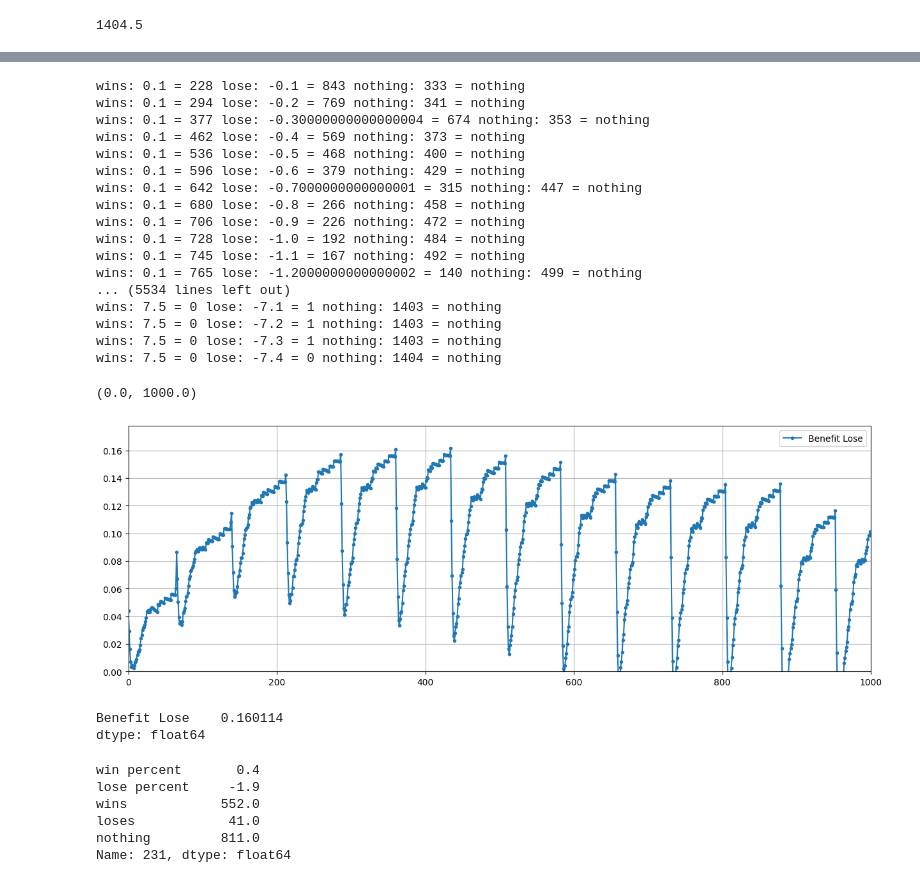
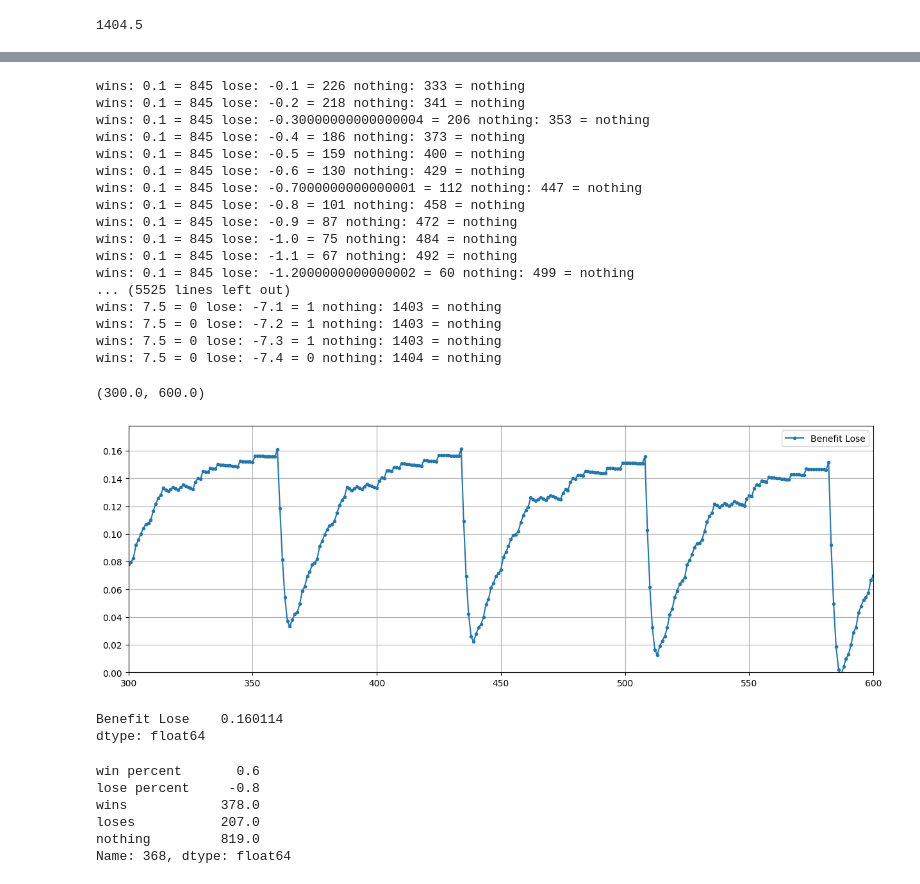
Before and after one commit to alirezamiim/A-Survey-On-ETH-Price, a Jupyter notebook: Survay-Hourly.ipynb, the cells around one changed output, grey strips where cells are left out. Cells and saved outputs as stored; diff of their text form; code cells hidden in the pictures.

```diff
--- a/Survay-Hourly.ipynb
+++ b/Survay-Hourly.ipynb
@@ -103,18 +103,18 @@ for win in range(200):
             for day in range(len(all_days)):
 
                 for hour in range(24):
-                    if (all_days[day].iloc[hour*-1-1]['low / 1st open']*-1)>=  changes_percentage_daily[lose]:
-                        loses +=1
+                    if all_days[day].iloc[hour*-1-1]['high / 1st open']>=  changes_percentage_daily[win]:
+                        wins +=1
                         break
-                    elif all_days[day].iloc[hour*-1-1]['high / 1st open']>=  changes_percentage_daily[win]:
-                        wins+=1
+                    elif all_days[day].iloc[hour*-1-1]['low / 1st open']*-1>=  changes_percentage_daily[lose]:
+                        loses+=1
                         break
 
                     else :
                         nothing+=1
                         break
             print(f'wins: {changes_percentage_daily [win]} = {wins}',f'lose: {changes_percentage_daily[lose]*-1} = {loses}',f'nothing: {nothing} = nothing')
-            with open(file='data/eth-price-hourly-resolution-lose.csv',mode='a',newline='') as f:
+            with open(file='data/eth-price-hourly-resolution-win.csv',mode='a',newline='') as f:
                 writer = csv.writer(f)
                 line=[str(changes_percentage_daily [win]),str(-1*changes_percentage_daily [lose]),str(wins),str(loses),str(nothing)]
                 writer.writerow(line)
@@ -123,19 +123,19 @@ for win in range(200):
         if wins == 0:
             break
 # %% [output]
-wins: 0.1 = 228 lose: -0.1 = 843 nothing: 333 = nothing
-wins: 0.1 = 294 lose: -0.2 = 769 nothing: 341 = nothing
-wins: 0.1 = 377 lose: -0.30000000000000004 = 674 nothing: 353 = nothing
-wins: 0.1 = 462 lose: -0.4 = 569 nothing: 373 = nothing
-wins: 0.1 = 536 lose: -0.5 = 468 nothing: 400 = nothing
-wins: 0.1 = 596 lose: -0.6 = 379 nothing: 429 = nothing
-wins: 0.1 = 642 lose: -0.7000000000000001 = 315 nothing: 447 = nothing
-wins: 0.1 = 680 lose: -0.8 = 266 nothing: 458 = nothing
-wins: 0.1 = 706 lose: -0.9 = 226 nothing: 472 = nothing
-wins: 0.1 = 728 lose: -1.0 = 192 nothing: 484 = nothing
-wins: 0.1 = 745 lose: -1.1 = 167 nothing: 492 = nothing
-wins: 0.1 = 765 lose: -1.2000000000000002 = 140 nothing: 499 = nothing
-... (5534 lines left out)
+wins: 0.1 = 845 lose: -0.1 = 226 nothing: 333 = nothing
+wins: 0.1 = 845 lose: -0.2 = 218 nothing: 341 = nothing
+wins: 0.1 = 845 lose: -0.30000000000000004 = 206 nothing: 353 = nothing
+wins: 0.1 = 845 lose: -0.4 = 186 nothing: 373 = nothing
+wins: 0.1 = 845 lose: -0.5 = 159 nothing: 400 = nothing
+wins: 0.1 = 845 lose: -0.6 = 130 nothing: 429 = nothing
+wins: 0.1 = 845 lose: -0.7000000000000001 = 112 nothing: 447 = nothing
+wins: 0.1 = 845 lose: -0.8 = 101 nothing: 458 = nothing
+wins: 0.1 = 845 lose: -0.9 = 87 nothing: 472 = nothing
+wins: 0.1 = 845 lose: -1.0 = 75 nothing: 484 = nothing
+wins: 0.1 = 845 lose: -1.1 = 67 nothing: 492 = nothing
+wins: 0.1 = 845 lose: -1.2000000000000002 = 60 nothing: 499 = nothing
+... (5525 lines left out)
 wins: 7.5 = 0 lose: -7.1 = 1 nothing: 1403 = nothing
 wins: 7.5 = 0 lose: -7.2 = 1 nothing: 1403 = nothing
 wins: 7.5 = 0 lose: -7.3 = 1 nothing: 1403 = nothing
@@ -155,28 +155,28 @@ def Finding_Benefits(df=pd.DataFrame()):
     return benefits
 # %%
 # benefits_win = Finding_Benefits(df = pd.read_csv('data/eth-price-hourly-resolution.csv'))
-df = pd.read_csv('data/eth-price-hourly-resolution.csv')
+df = pd.read_csv('data/eth-price-hourly-resolution-win.csv')
 
 benefits_lose = Finding_Benefits(df = df)
 df_benefit = pd.DataFrame(data=benefits_lose)
 df_benefit.columns=['Benefit Lose']
 ax = df_benefit.plot(grid=True,figsize=(15,5),style=['.-'])
 ax.set_ylim(bottom=0)
-ax.set_xlim(left= 0,right=1000)
+ax.set_xlim(left= 300,right=600)
 # %% [output]
-(0.0, 1000.0)
+(300.0, 600.0)
-[figure, old version]
+[figure, new version]
 # %%
 df_benefit.max()
 # %% [output]
 Benefit Lose    0.160114
 dtype: float64
 # %%
-df.iloc[231]
+df.iloc[368]
 # %% [output]
-win percent       0.4
-lose percent     -1.9
-wins            552.0
-loses            41.0
-nothing         811.0
-Name: 231, dtype: float64
+win percent       0.6
+lose percent     -0.8
+wins            378.0
+loses           207.0
+nothing         819.0
+Name: 368, dtype: float64
```
Also changed, not shown: parts of 1 cell of this notebook, 1 other file.
